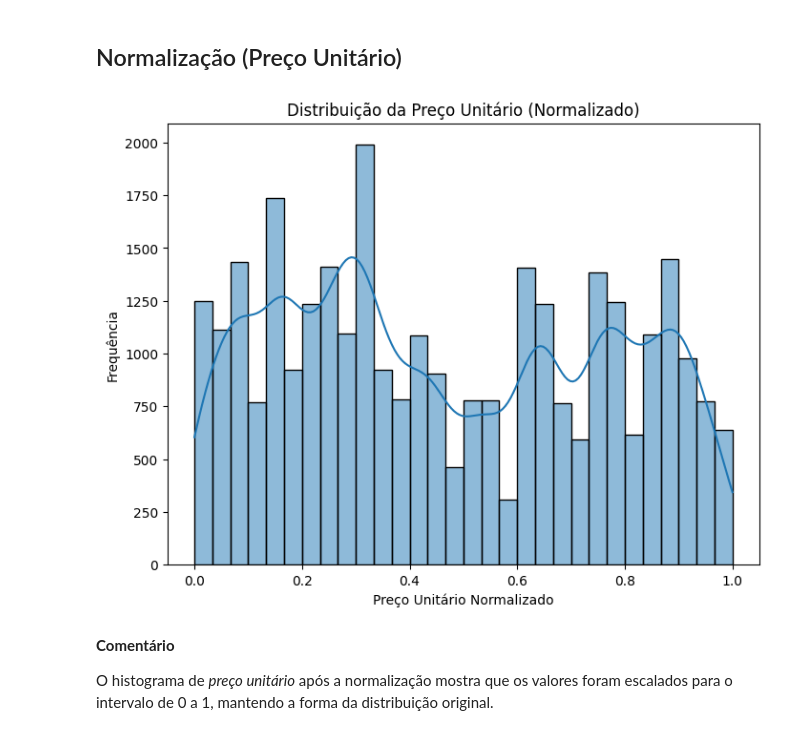
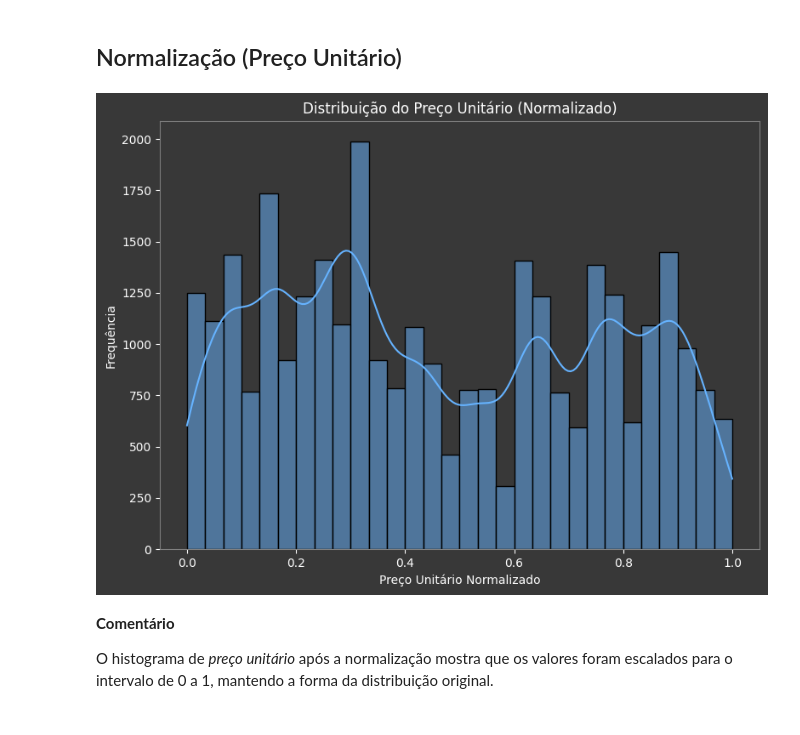
Before and after one commit to wellooriginal/mvp-analise_vendas, a Jupyter notebook: Análise_de_Dados_e_Boas_Práticas_Wellington_Sales_Chaves_(40530010055_20250_01).ipynb, the cells around one changed output. Saved outputs shown, nothing was run; the diff lists cells and outputs as text; code cells hidden in the pictures.

```diff
--- a/Análise_de_Dados_e_Boas_Práticas_Wellington_Sales_Chaves_(40530010055_20250_01).ipynb
+++ b/Análise_de_Dados_e_Boas_Práticas_Wellington_Sales_Chaves_(40530010055_20250_01).ipynb
@@ -1183,9 +1191,22 @@ Primeiras 5 linhas dos dados normalizados (treino):
 # %%
 # Visualização da distribuição após a normalização (Quantidade)
 plt.figure(figsize=(8, 6))
-sns.histplot(df_normalized['quantidade'], kde=True)
-plt.title('Distribuição da Quantidade (Normalizado)')
-plt.xlabel('Quantidade Normalizado')
-plt.ylabel('Frequência')
+plt.gcf().set_facecolor('#383838')
+
+# Histograma com KDE
+ax = sns.histplot(df_normalized['quantidade'], kde=True, color='#66b3ff')
+ax.set_facecolor('#383838')  # Fundo do gráfico
+
+# Títulos e rótulos em branco
+ax.set_title('Distribuição da Quantidade (Normalizado)', color='white')
+ax.set_xlabel('Quantidade Normalizado', color='white')
+ax.set_ylabel('Frequência', color='white')
+ax.tick_params(axis='both', colors='white')  # Cor dos números dos eixos
+
+# Cor das bordas (spines) em cinza
+for spine in ax.spines.values():
+    spine.set_color('gray')
+
+plt.tight_layout()
 plt.show()
 # %% [output]
@@ -1199,13 +1220,26 @@ O histograma de *quantidade* após a normalização mostra que os valores foram
 # %%
 # Visualização da distribuição após a normalização (Preço Unitário)
 plt.figure(figsize=(8, 6))
-sns.histplot(df_normalized['preco_unitario'], kde=True)
-plt.title('Distribuição da Preço Unitário (Normalizado)')
-plt.xlabel('Preço Unitário Normalizado')
-plt.ylabel('Frequência')
+plt.gcf().set_facecolor('#383838')
+
+# Histograma com KDE
+ax = sns.histplot(df_normalized['preco_unitario'], kde=True, color='#66b3ff')
+ax.set_facecolor('#383838')  # Fundo do gráfico
+
+# Títulos e rótulos em branco
+ax.set_title('Distribuição do Preço Unitário (Normalizado)', color='white')
+ax.set_xlabel('Preço Unitário Normalizado', color='white')
+ax.set_ylabel('Frequência', color='white')
+ax.tick_params(axis='both', colors='white')
+
+# Cor das bordas (spines) em cinza
+for spine in ax.spines.values():
+    spine.set_color('gray')
+
+plt.tight_layout()
 plt.show()
 # %% [output]
-[figure, old version]
+[figure, new version]
 # %% [markdown]
 **Comentário**
 
```
Also changed, not shown: parts of 7 cells of this notebook.
